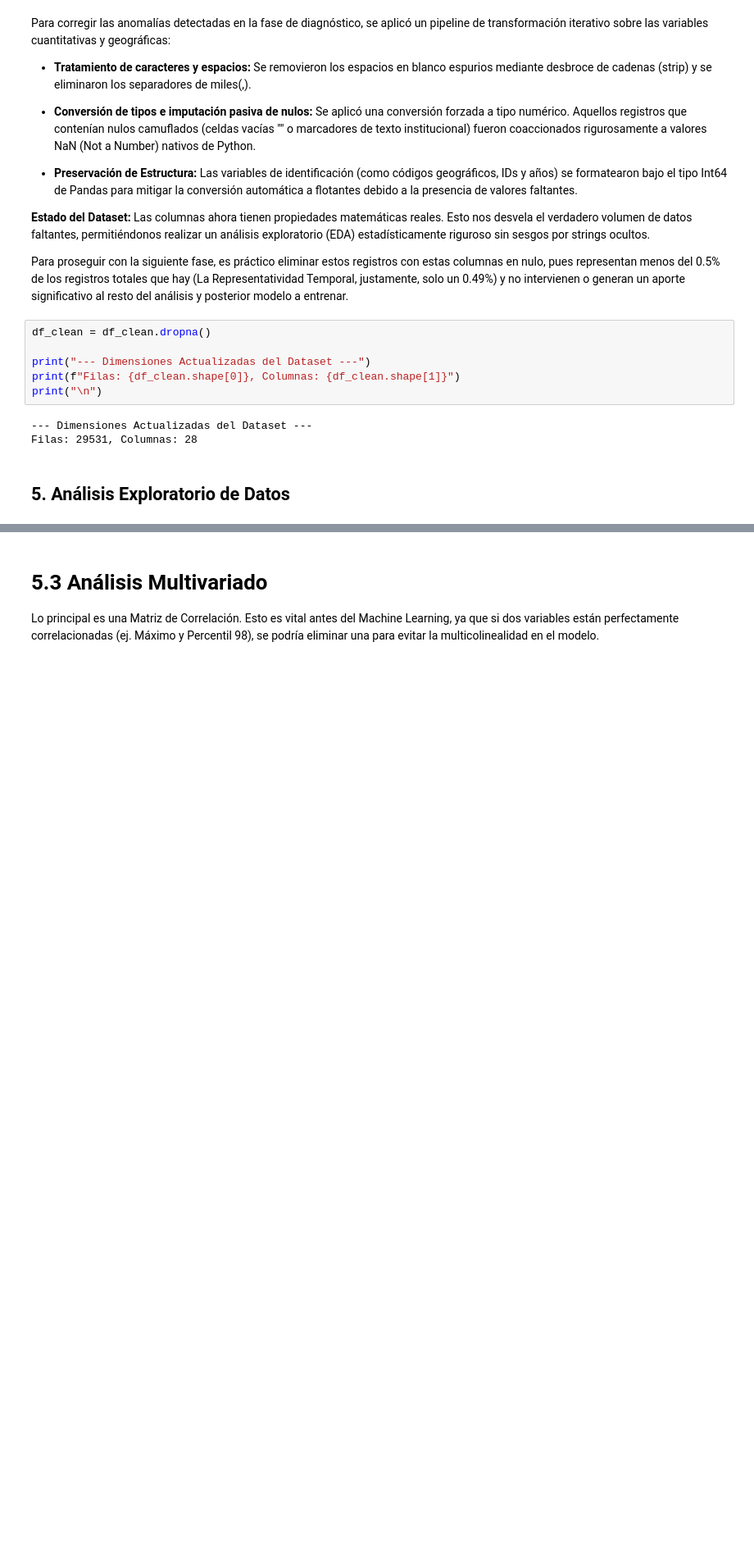
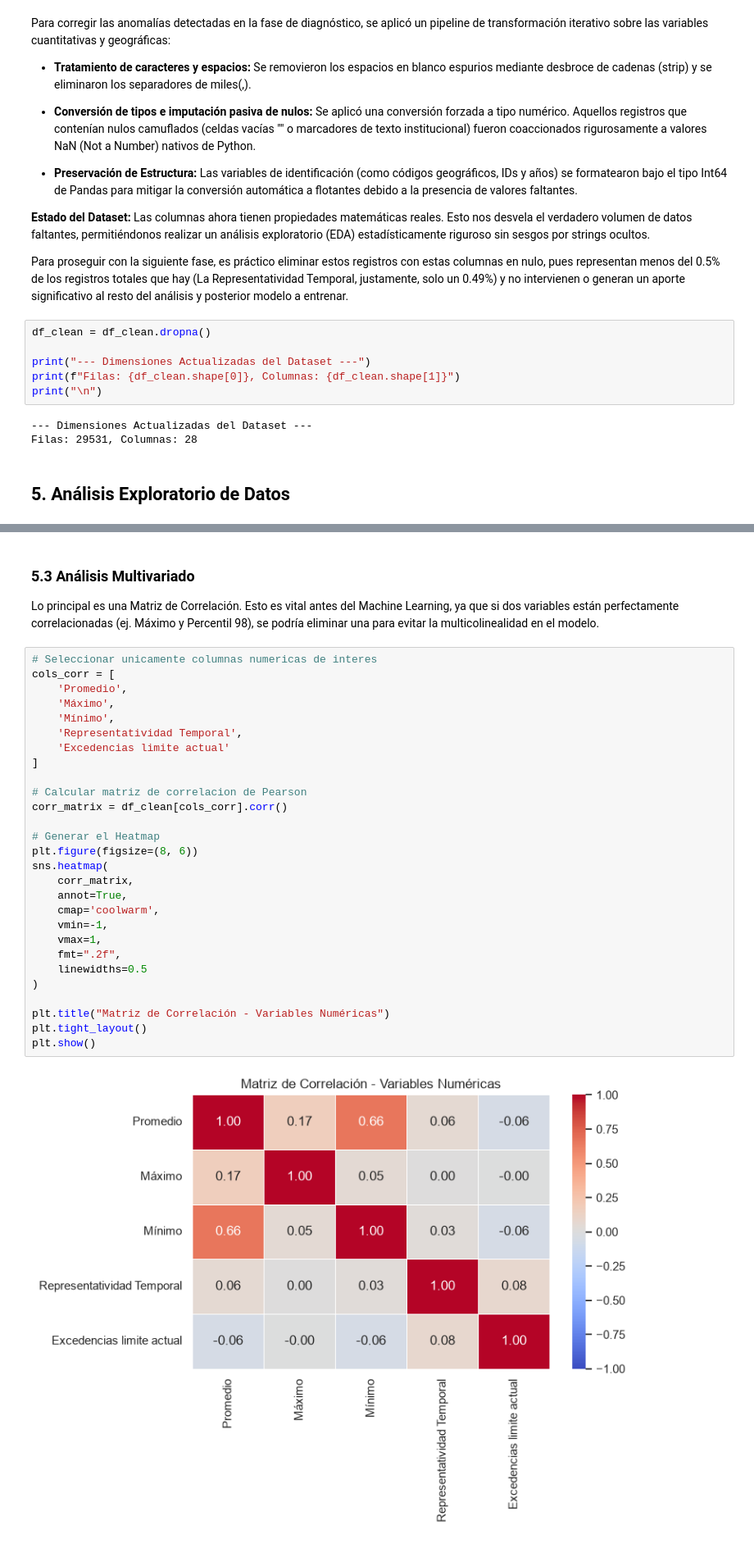
Before and after one commit to juanexzedh/Pipeline_ML, a Jupyter notebook: notebooks/01_eda_modelo.ipynb, the cells around one changed output, grey strips where cells are left out. Shown at 82% size. Saved outputs shown, nothing was run; the diff lists cells and outputs as text; blank space fills up the shorter version.

```diff
--- a/notebooks/01_eda_modelo.ipynb
+++ b/notebooks/01_eda_modelo.ipynb
@@ -247,3 +315,33 @@ Se cruzarán variables para encontrar patrones. Por ejemplo: ¿Cómo varía la c
 # %% [markdown]
-# **5.3 Análisis Multivariado**
+### **5.3 Análisis Multivariado**
 Lo principal es una Matriz de Correlación. Esto es vital antes del Machine Learning, ya que si dos variables están perfectamente correlacionadas (ej. Máximo y Percentil 98), se podría eliminar una para evitar la multicolinealidad en el modelo.
+# %%
+# Seleccionar unicamente columnas numericas de interes
+cols_corr = [
+    'Promedio',
+    'Máximo',
+    'Mínimo',
+    'Representatividad Temporal',
+    'Excedencias limite actual'
+]
+
+# Calcular matriz de correlacion de Pearson
+corr_matrix = df_clean[cols_corr].corr()
+
+# Generar el Heatmap
+plt.figure(figsize=(8, 6))
+sns.heatmap(
+    corr_matrix,
+    annot=True,
+    cmap='coolwarm',
+    vmin=-1,
+    vmax=1,
+    fmt=".2f",
+    linewidths=0.5
+)
+
+plt.title("Matriz de Correlación - Variables Numéricas")
+plt.tight_layout()
+plt.show()
+# %% [output]
+[figure, added]
```
Also changed, not shown: parts of 9 cells of this notebook.
